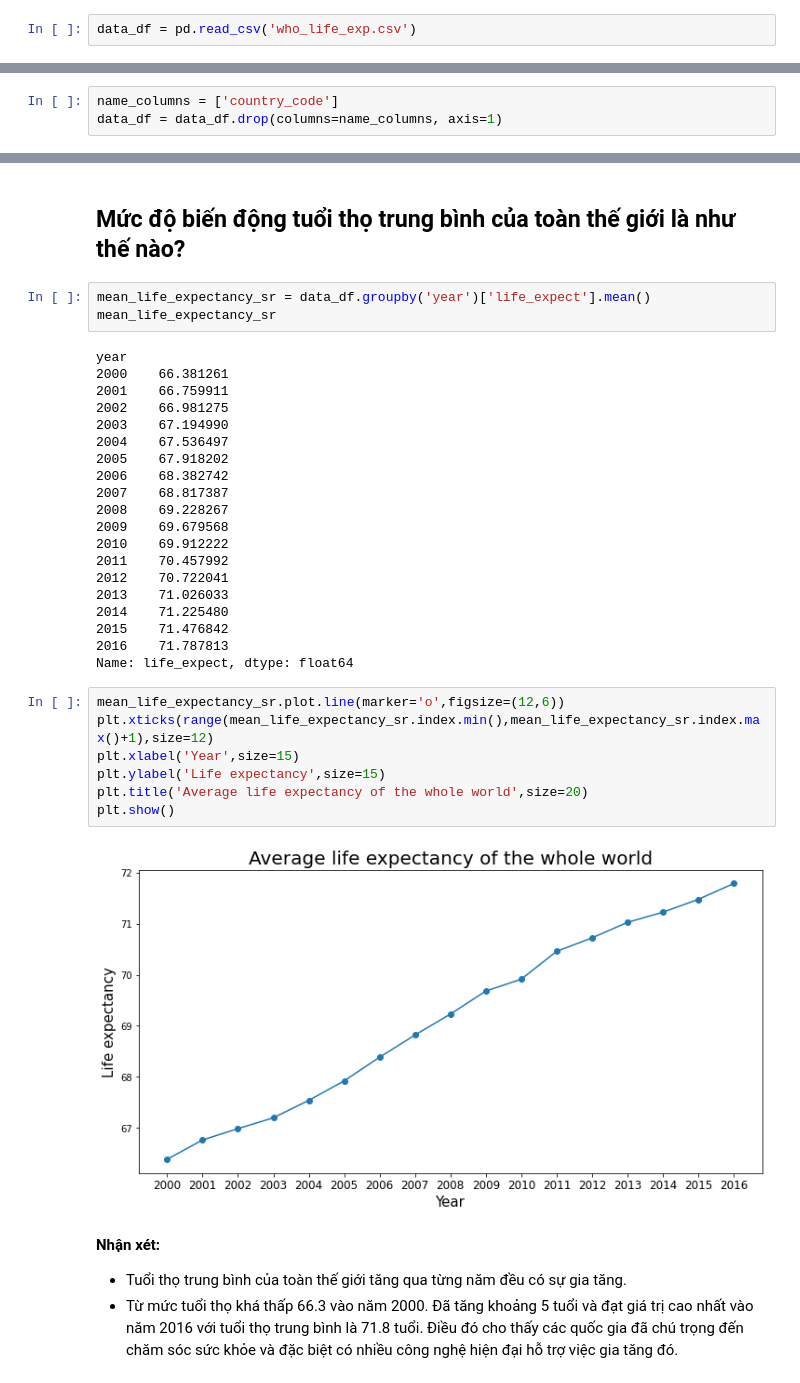
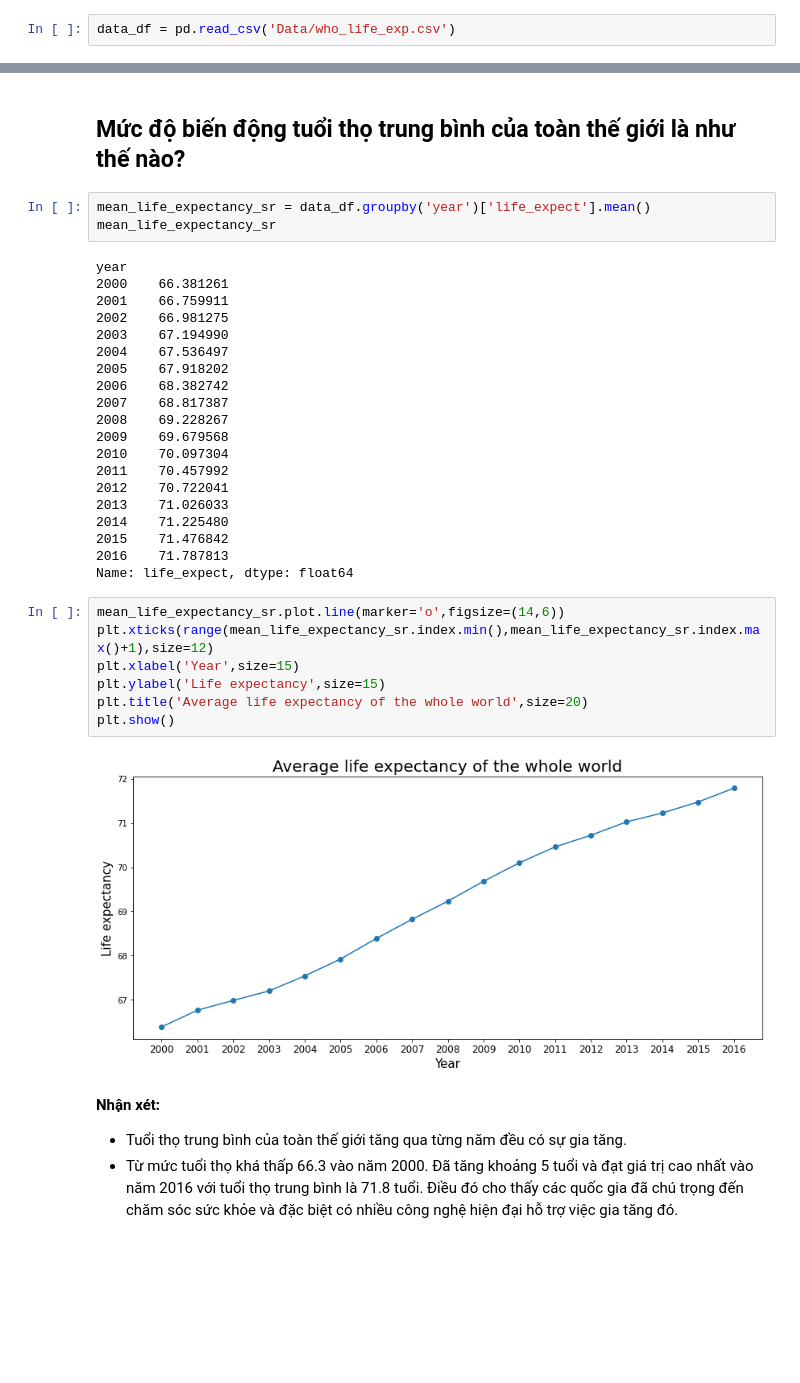
Before and after one commit to XQuyTran/Final_Project_LTKHDL, a Jupyter notebook: Final_file.ipynb, the cells around one changed output, grey strips where cells are left out. Cells and saved outputs as stored; diff of their text form; blank space fills up the shorter version.

```diff
--- a/Final_file.ipynb
+++ b/Final_file.ipynb
@@ -14,5 +38,5 @@ import statsmodels.api as sm
 # %%
-data_df = pd.read_csv('who_life_exp.csv')
+data_df = pd.read_csv('Data/who_life_exp.csv')
 # %%
 data_df.head()
 # %% [output]
@@ -187,3 +364,0 @@ data_df.columns
-# %%
-name_columns = ['country_code']
-data_df = data_df.drop(columns=name_columns, axis=1)
@@ -206,7 +454,7 @@ year
 2007    68.817387
 2008    69.228267
 2009    69.679568
-2010    69.912222
+2010    70.097304
 2011    70.457992
 2012    70.722041
 2013    71.026033
@@ -215,14 +463,14 @@ year
 2016    71.787813
 Name: life_expect, dtype: float64
 # %%
-mean_life_expectancy_sr.plot.line(marker='o',figsize=(12,6))
+mean_life_expectancy_sr.plot.line(marker='o',figsize=(14,6))
 plt.xticks(range(mean_life_expectancy_sr.index.min(),mean_life_expectancy_sr.index.max()+1),size=12)
 plt.xlabel('Year',size=15)
 plt.ylabel('Life expectancy',size=15)
 plt.title('Average life expectancy of the whole world',size=20)
 plt.show()
 # %% [output]
-[figure, old version]
+[figure, new version]
 # %% [markdown]
 **Nhận xét:**
 - Tuổi thọ trung bình của toàn thế giới tăng qua từng năm đều có sự gia tăng.
```
Also changed, not shown: parts of 190 cells of this notebook, 1 other file.
